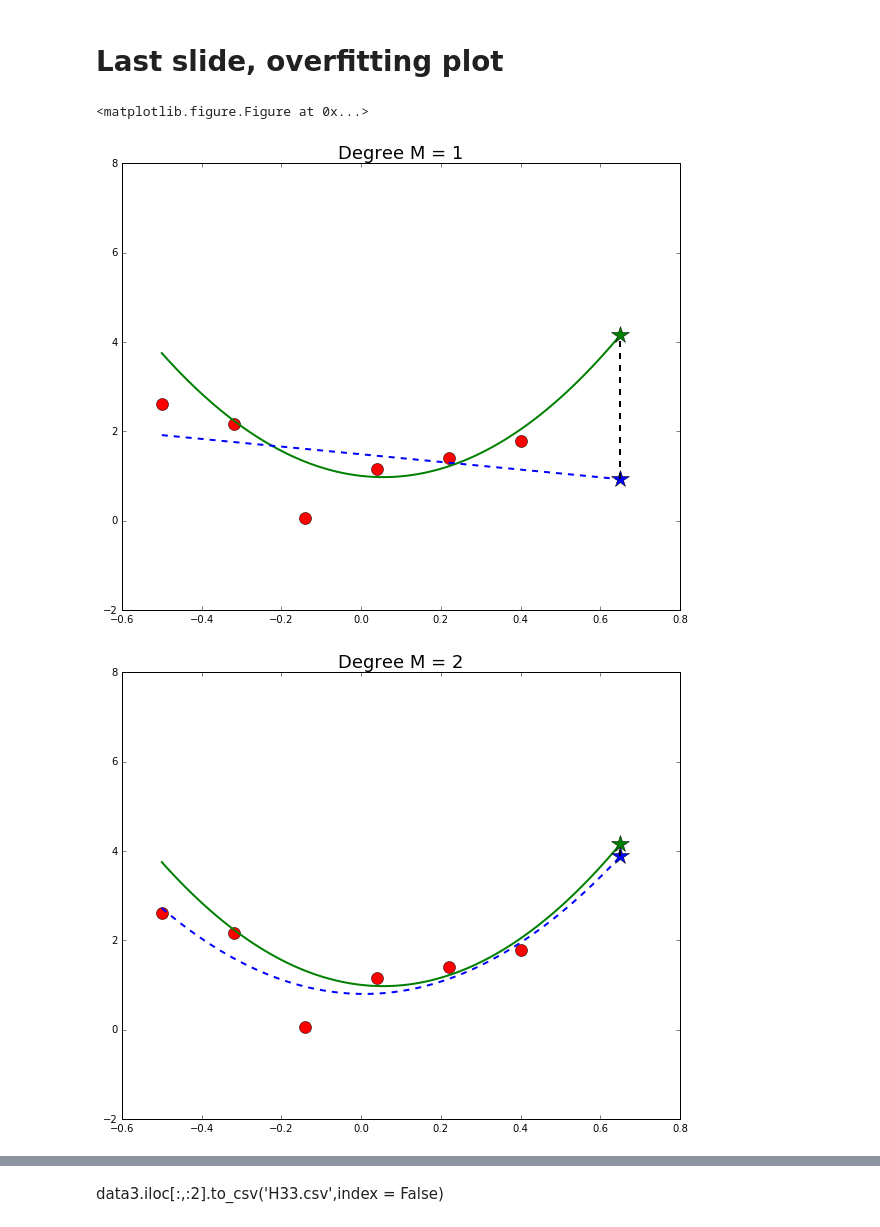
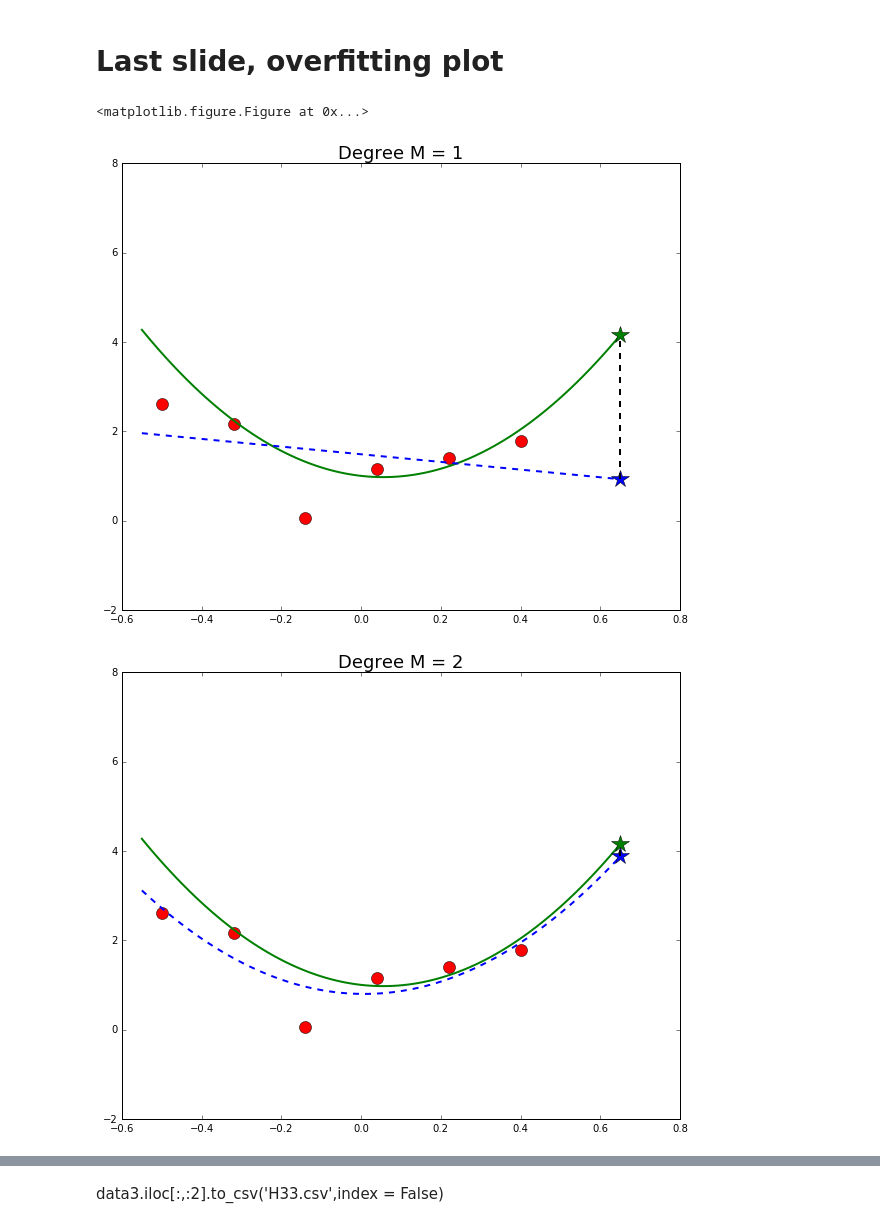
Before and after one commit to Fomyther/ADS_2016, a Jupyter notebook: Lab/Slide2Plots.ipynb, the cells around one changed output, grey strips where cells are left out. Drawn from its saved outputs; the diff is of its cells as text; code cells hidden in the pictures.

```diff
--- a/Lab/Slide2Plots.ipynb
+++ b/Lab/Slide2Plots.ipynb
@@ -45,33 +47,33 @@ for M in range(1,6):
     Params.append(b)
 
 #Q3 See how $R^2$ increases as the degree of polynomial increases
 # plt.plot(range(1,6),R2,'ro--', markersize = 8)
 # plt.xlabel('Degree M of polynomial', fontsize = 14)
 # plt.ylabel('$R^2$ of the model', fontsize = 16)
 # plt.show()
 
 plt.figure(figsize = (20,15))
 
 for M in range(1,6):
     plt.figure(figsize = (10,8))
-    x_fit = np.linspace(sp,0.65,100)  # For smoothing the fitted curve
+    x_fit = np.linspace(sp-0.05,0.65,100)  # For smoothing the fitted curve
     y_fit = pd.DataFrame(np.matrix([x_fit**k for k in range(M+1)]).T,  # Generate our fitted curve
                          columns = Params[M-1].index).mul(Params[M-1], 1).sum(1)  # 1 means computation runs row-wise
     # Pay attention how we obtain the results by controlling the axes on which the operations are performed
     y_out = 0
     x_out = 0.65
     for i in range(len(Params[M-1])):
         y_out += Params[M-1][i] * (x_out**i)
     plt.plot(data3.x1, data3.y, 'ro', markersize = 12)    # Red dots, the observations
     plt.plot(x_fit, f(x_fit), 'g-', lw = 2)
     plt.plot(x_fit, y_fit, 'b--', lw = 2)
     plt.title('Degree M = %d'%(M), fontsize = 18)
     plt.ylim([-2,8])
     plt.plot(x_out, y_out, 'b*', markersize = 18)
     plt.plot(x_out, f(x_out), 'g*', markersize = 18)
     plt.plot([x_out,x_out], [y_out, f(x_out)], 'k--', lw = 2)
     plt.show()
 # %% [output]
 <matplotlib.figure.Figure at 0x...>
-[figure, old version]
+[figure, new version]
-[figure, old version]
+[figure, new version]
```
Also changed, not shown: parts of 4 cells of this notebook.
